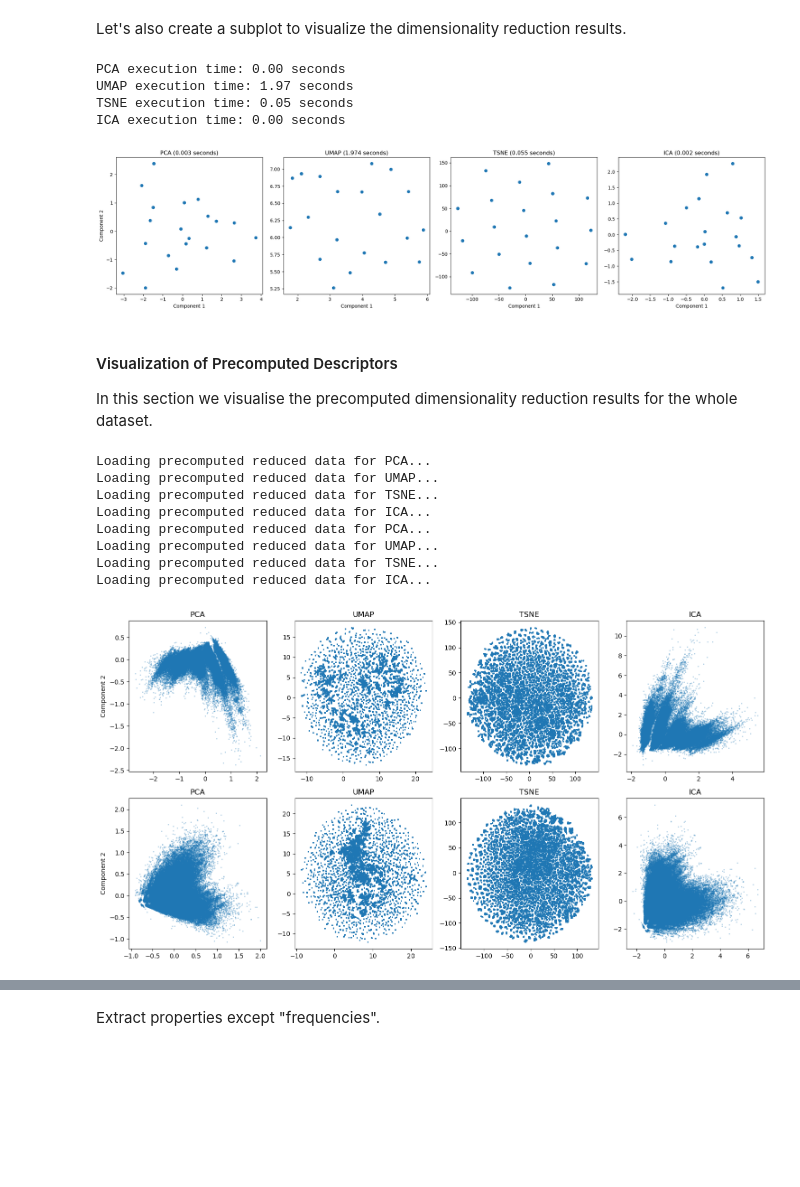
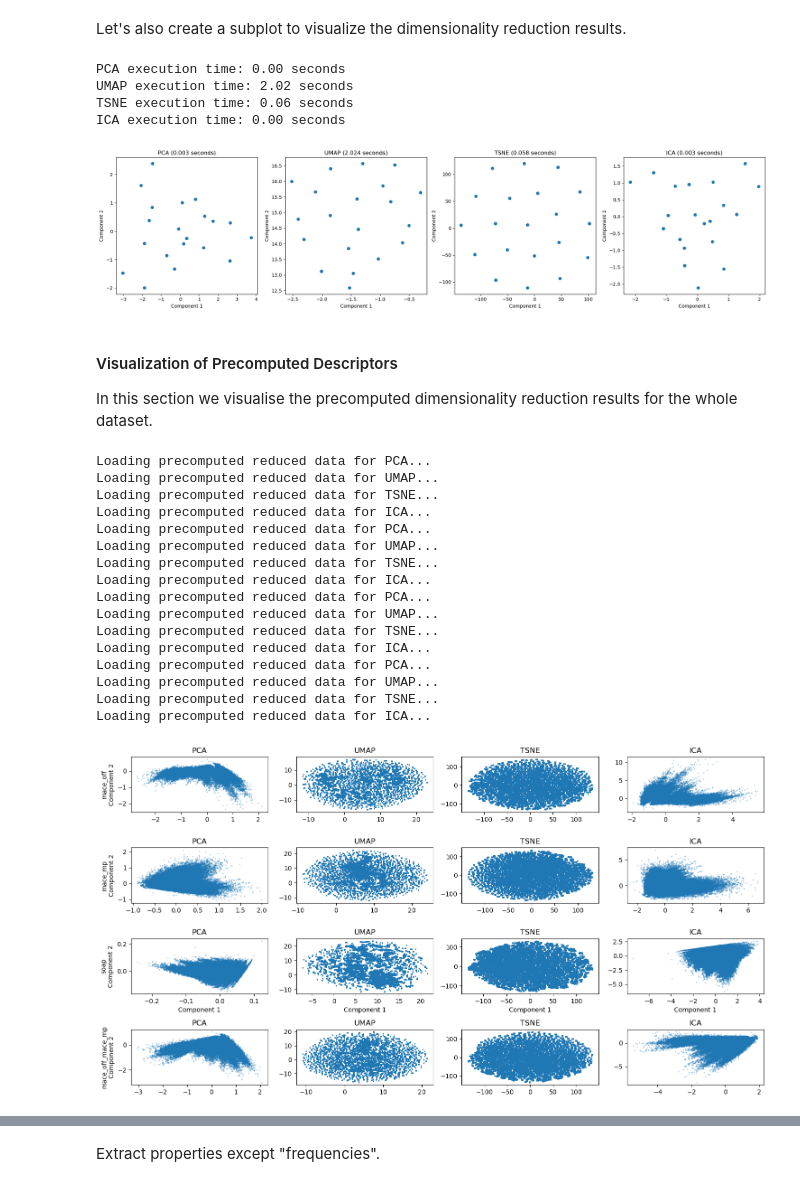
Before and after one commit to lab-cosmo/atomistic-cookbook, a Jupyter notebook: examples/chemiscope_auto/chemiscope_auto.ipynb, the cells around one changed output, grey strips where cells are left out. Saved outputs shown, nothing was run; the diff lists cells and outputs as text; code cells hidden in the pictures; blank space fills up the shorter version.

Commit message:
Add soap and mace_off_mace_mp to the visualisation

```diff
--- a/examples/chemiscope_auto/chemiscope_auto.ipynb
+++ b/examples/chemiscope_auto/chemiscope_auto.ipynb
@@ -219,25 +219,23 @@ for j, method in enumerate(methods):
     ax.scatter(X_reduced[:, 0], X_reduced[:, 1])
     ax.set_title(f"{method} ({execution_time:.3f} seconds)")
     ax.set_xlabel("Component 1")
-    if j == 0:
-        ax.set_ylabel("Component 2")
+    ax.set_ylabel("Component 2")
 
 plt.tight_layout()
 plt.show()
 # %% [output]
 PCA execution time: 0.00 seconds
-UMAP execution time: 1.97 seconds
-TSNE execution time: 0.05 seconds
+UMAP execution time: 2.02 seconds
+TSNE execution time: 0.06 seconds
 ICA execution time: 0.00 seconds
-[figure, old version]
+[figure, new version]
 # %% [markdown]
 #### Visualization of Precomputed Descriptors
 In this section we visualise the precomputed dimensionality reduction results for the whole dataset.
 # %%
 reduced_points = {}
 
-# descriptor_names = ["mace_off", "mace_mp", "soap"]
-descriptor_names = ["mace_off", "mace_mp"]
+descriptor_names = ["mace_off", "mace_mp", "soap", "mace_off_mace_mp"]
 
 fig, axes = plt.subplots(len(descriptor_names), len(methods), figsize=(15, 8))
 
@@ -245,35 +243,44 @@ for i, descriptor_name in enumerate(descriptor_names):
     for j, method in enumerate(methods):
         ax = axes[i, j]
 
         # Load precomputed data points for this descriptor and method
         print(f"Loading precomputed reduced data for {method}...")
         name = f"{method}_{descriptor_name}"
         points_path = os.path.join("data", f"{name}_points.npy")
         X_reduced = np.load(points_path)
 
         # Save to the object to use later
         reduced_points[name] = X_reduced
 
         # Scatter plot
         ax.scatter(X_reduced[:, 0], X_reduced[:, 1], alpha=0.3, s=1)
         ax.set_title(method)
         if i == len(descriptors) - 1:  # Last row
             ax.set_xlabel("Component 1")
         if j == 0:
-            ax.set_ylabel("Component 2")
+            ax.set_ylabel(f"{descriptor_name}\nComponent 2")
+
 
 plt.tight_layout()
 plt.show()
 # %% [output]
 Loading precomputed reduced data for PCA...
 Loading precomputed reduced data for UMAP...
 Loading precomputed reduced data for TSNE...
 Loading precomputed reduced data for ICA...
 Loading precomputed reduced data for PCA...
 Loading precomputed reduced data for UMAP...
 Loading precomputed reduced data for TSNE...
 Loading precomputed reduced data for ICA...
+Loading precomputed reduced data for PCA...
+Loading precomputed reduced data for UMAP...
+Loading precomputed reduced data for TSNE...
+Loading precomputed reduced data for ICA...
+Loading precomputed reduced data for PCA...
+Loading precomputed reduced data for UMAP...
+Loading precomputed reduced data for TSNE...
+Loading precomputed reduced data for ICA...
-[figure, old version]
+[figure, new version]
 # %% [markdown]
 #### Chemiscope visualization
 Finally, we use Chemiscope, a visualization tool for exploring relationships between molecular structures and their properties.
```
Also changed, not shown: parts of 9 cells of this notebook.
